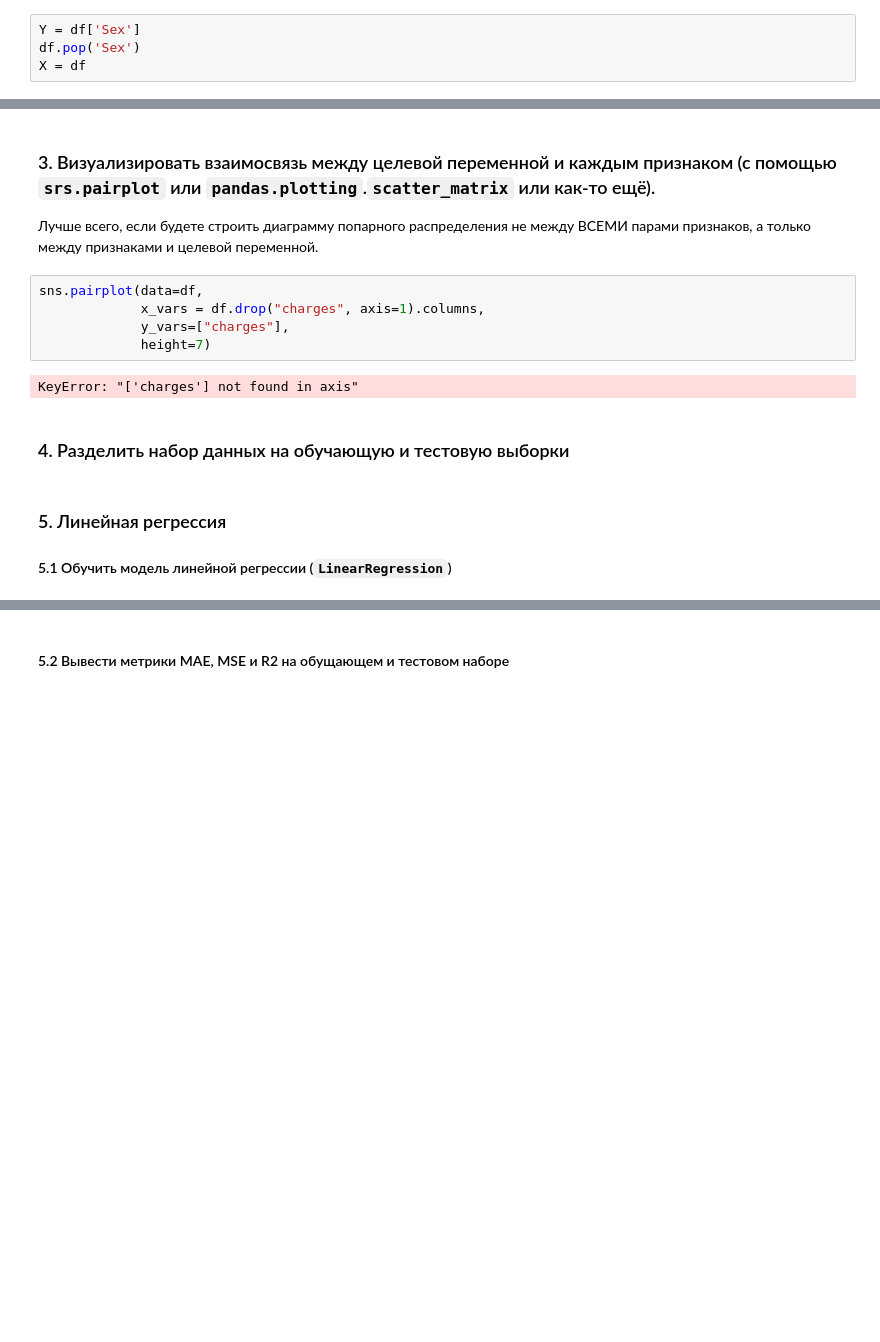
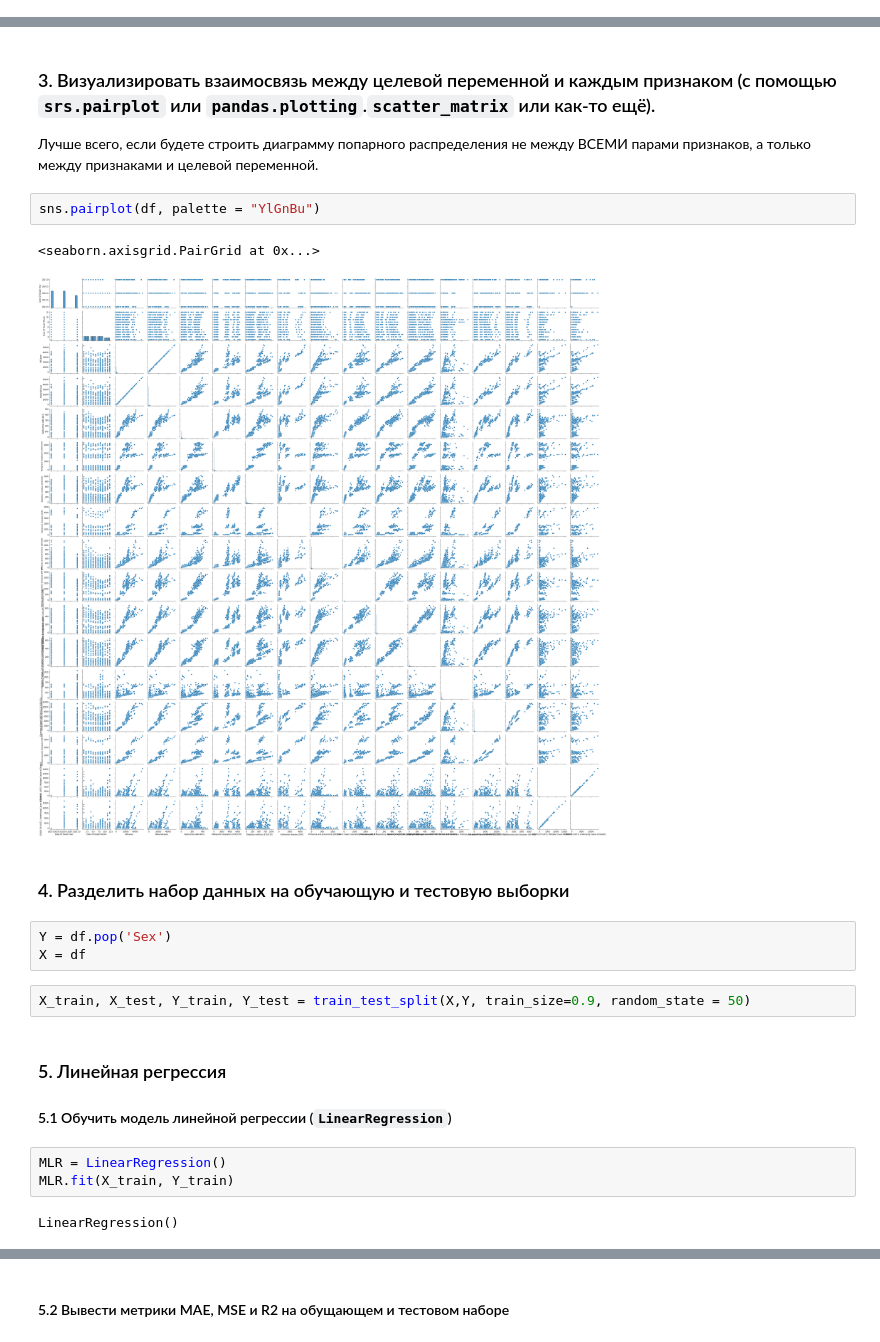
Before and after one commit to Liptee/DS-Labs, a Jupyter notebook: LAB6.ipynb, the cells around one changed output, grey strips where cells are left out. Cells and saved outputs as stored; diff of their text form; blank space fills up the shorter version.

```diff
--- a/LAB6.ipynb
+++ b/LAB6.ipynb
@@ -59,10 +85,6 @@ L_object = ['Jurisdiction of Occurrence','Sex','Race/Ethnicity','AgeGroup']
 for i in L_object:
     code, unique = pd.factorize(df[i])
     df[i] = code
-# %%
-Y = df['Sex']
-df.pop('Sex')
-X = df
 # %% [markdown]
 ### 1. Временно удалить категориальные / бинарные признаки, оставив только вещественные (потом вернёмся к ним позже).
 # %%
@@ -82,15 +104,23 @@ sns.heatmap(df.corr(), cmap="mako")
 # %% [markdown]
 ### 3. Визуализировать взаимосвязь между целевой переменной и каждым признаком (с помощью `srs.pairplot` или `pandas.plotting`.`scatter_matrix` или как-то ещё).
 Лучше всего, если будете строить диаграмму попарного распределения не между ВСЕМИ парами признаков, а только между признаками и целевой переменной.
-# %%
-sns.pairplot(data=df,
-             x_vars = df.drop("charges", axis=1).columns,
-             y_vars=["charges"],
-             height=7)
-# %% [output]
-KeyError: "['charges'] not found in axis"
+# %%
+sns.pairplot(df, palette = "YlGnBu")
+# %% [output]
+<seaborn.axisgrid.PairGrid at 0x...>
+[figure, added]
 # %% [markdown]
 ### 4. Разделить набор данных на обучающую и тестовую выборки
+# %%
+Y = df.pop('Sex')
+X = df
+# %%
+X_train, X_test, Y_train, Y_test = train_test_split(X,Y, train_size=0.9, random_state = 50)
 # %% [markdown]
 ### 5. Линейная регрессия
 #### 5.1 Обучить модель линейной регрессии (`LinearRegression`)
+# %%
+MLR = LinearRegression()
+MLR.fit(X_train, Y_train)
+# %% [output]
+LinearRegression()
```
Also changed, not shown: parts of 38 cells of this notebook.
